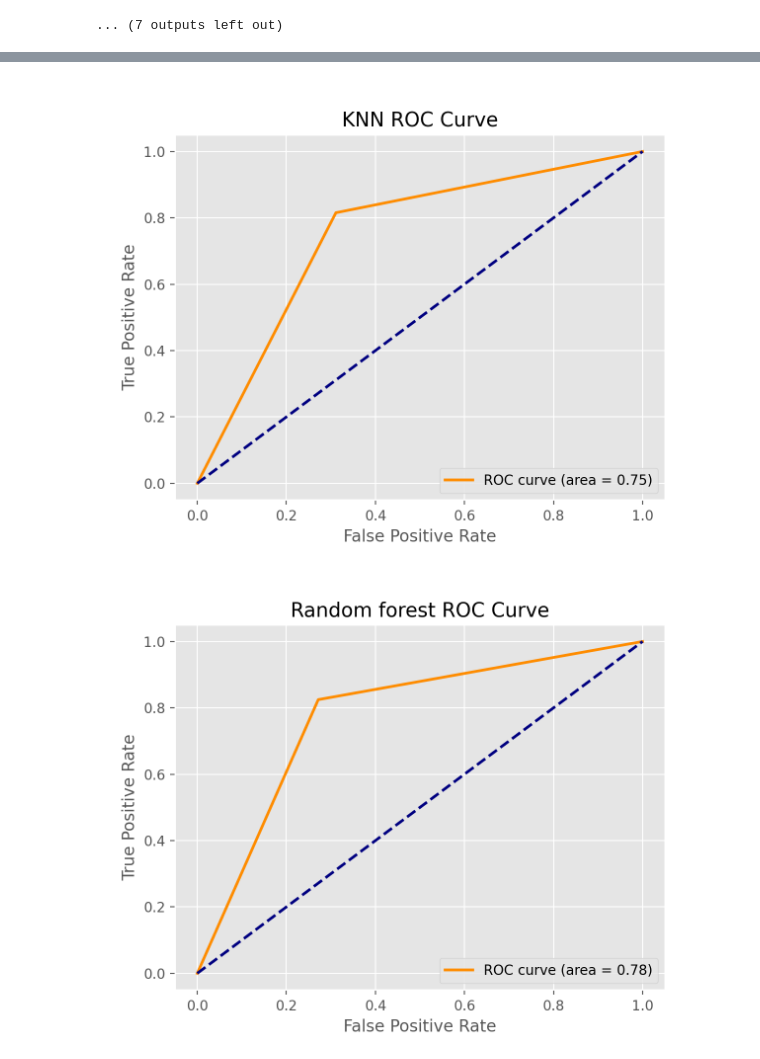
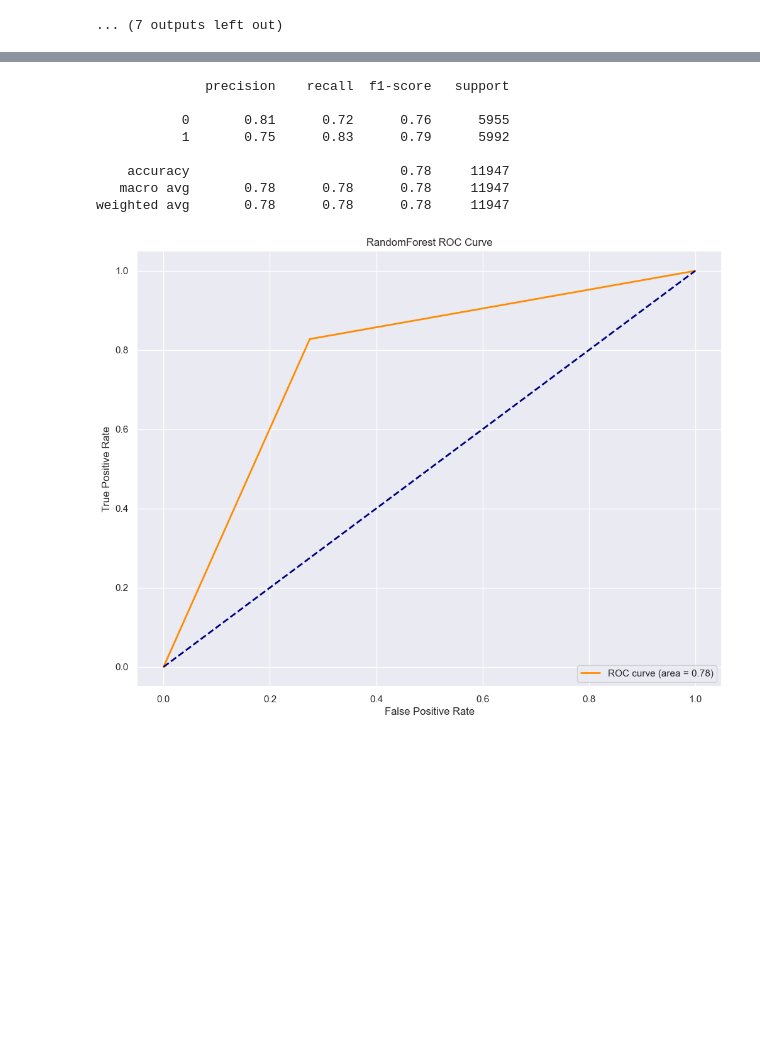
Before and after one commit to RobinMurk/Heart_attack_risk_analysis, a Jupyter notebook: Heart_disease_analysis.ipynb, the cells around one changed output, grey strips where cells are left out. Drawn from its saved outputs; the diff is of its cells as text; code cells hidden in the pictures; blank space fills up the shorter version.

```diff
--- a/Heart_disease_analysis.ipynb
+++ b/Heart_disease_analysis.ipynb
@@ -503,0 +409,25 @@ print(Random_forest_best)
+# %%
+def objective(trial):
+
+    parameters = {
+        'n_estimators': trial.suggest_int('n_estimators', 50, 500),
+        'max_depth': trial.suggest_int('max_depth', 3, 20),
+        'min_samples_split': trial.suggest_int('min_samples_split', 2, 20),
+        'min_samples_leaf': trial.suggest_int('min_samples_leaf', 1, 10),
+        'max_features': trial.suggest_categorical('max_features', ['sqrt', 'log2']),
+    }
+
+    classifier_obj = RandomForestClassifier(**parameters)
+    classifier_obj.fit(X_training,y_training)
+    prediction = classifier_obj.predict(X_validation)
+
+    return accuracy_score(y_validation,prediction)
+
+    score = cross_val_score(classifier_obj, X_train,y_train, n_jobs=-1, cv=3)
+    accuracy = score.mean()
+    return accuracy
+
+
+studyRandom = optuna.create_study(direction="maximize")
+studyRandom.optimize(objective, n_trials=100)
+print(studyRandom.best_trial)
@@ -511,9 +543,25 @@ def plot_ROC(name,fpr,tpr,roc_auc):
     plt.title(f'{name} ROC Curve')
     plt.legend(loc="lower right")
     plt.show()
-# %%
-plot_ROC('KNN',KNN_best['fpr'],KNN_best['tpr'],KNN_best['auc'])
-plot_ROC('Random forest',Random_forest_best['fpr'],Random_forest_best['tpr'],Random_forest_best['auc'])
-# %% [output]
-[figure, removed]
-[figure, removed]
+# %%
+#print(KNN_best)
+#print(Random_forest_best)
+rand = RandomForestClassifier(**studyRandom.best_params)
+rand.fit(X_train,y_train)
+pred = rand.predict(X_test)
+#print(accuracy_score(y_test,pred))
+print(classification_report(y_test,pred))
+
+fpr, tpr, thresholds = roc_curve(y_test,pred)
+auc_score = AUC(fpr,tpr)
+plot_ROC('RandomForest',fpr,tpr,auc_score)
+# %% [output]
+              precision    recall  f1-score   support
+
+           0       0.81      0.72      0.76      5955
+           1       0.75      0.83      0.79      5992
+
+    accuracy                           0.78     11947
+   macro avg       0.78      0.78      0.78     11947
+weighted avg       0.78      0.78      0.78     11947
+[figure, added]
```
Also changed, not shown: parts of 18 cells of this notebook.
